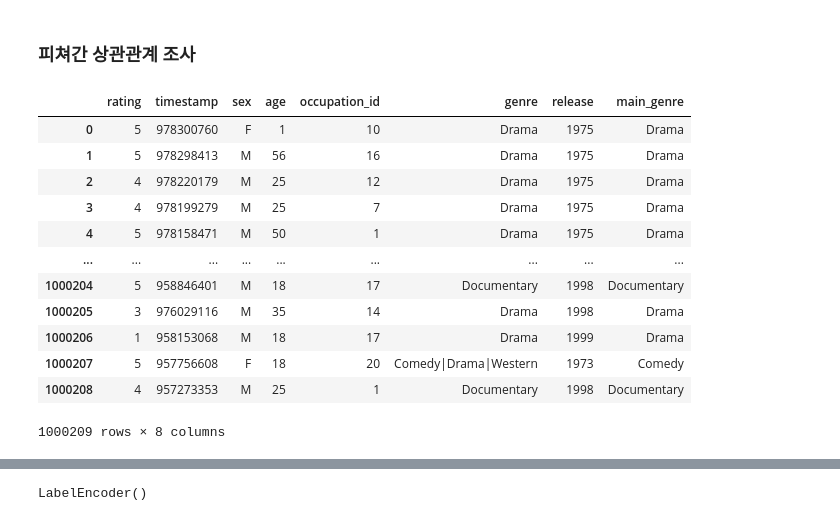
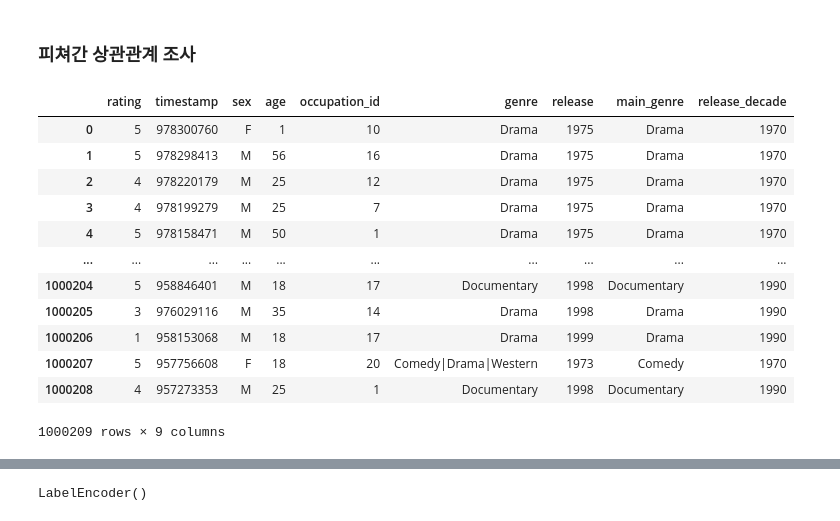
Before and after one commit to yunong-E/cp2-Recommendation-System, a Jupyter notebook: Recommendation_System_ver_2_0.ipynb, the cells around one changed output, grey strips where cells are left out. Saved outputs shown, nothing was run; the diff lists cells and outputs as text; code cells hidden in the pictures.

```diff
--- a/Recommendation_System_ver_2_0.ipynb
+++ b/Recommendation_System_ver_2_0.ipynb
@@ -668,21 +660,21 @@ ratings_users_movies의 중복값 갯수 :  0
 ### **피쳐간 상관관계 조사**
 # %%
 # 상관관계를 알아봅니다. (메인장르, 혹은 장르묶음 엔코딩필요.)
-chk_corr = ratings_users_movies.copy()
-chk_corr.drop(columns=['user_id', 'movie_id', 'zip_code', 'occupation', 'movie_title'], inplace=True)
-chk_corr
+chk_corr_raw = ratings_users_movies.copy()
+chk_corr_raw.drop(columns=['user_id', 'movie_id', 'zip_code', 'occupation', 'movie_title'], inplace=True)
+chk_corr_raw
 # %% [output]
-|  | rating | timestamp | sex | age | occupation_id | genre | release | main_genre |
-| 0 | 5 | 978300760 | F | 1 | 10 | Drama | 1975 | Drama |
-| 1 | 5 | 978298413 | M | 56 | 16 | Drama | 1975 | Drama |
-| 2 | 4 | 978220179 | M | 25 | 12 | Drama | 1975 | Drama |
-| 3 | 4 | 978199279 | M | 25 | 7 | Drama | 1975 | Drama |
-| 4 | 5 | 978158471 | M | 50 | 1 | Drama | 1975 | Drama |
-| ... | ... | ... | ... | ... | ... | ... | ... | ... |
-| 1000204 | 5 | 958846401 | M | 18 | 17 | Documentary | 1998 | Documentary |
-| 1000205 | 3 | 976029116 | M | 35 | 14 | Drama | 1998 | Drama |
-| 1000206 | 1 | 958153068 | M | 18 | 17 | Drama | 1999 | Drama |
-| 1000207 | 5 | 957756608 | F | 18 | 20 | Comedy|Drama|Western | 1973 | Comedy |
-| 1000208 | 4 | 957273353 | M | 25 | 1 | Documentary | 1998 | Documentary |
+|  | rating | timestamp | sex | age | occupation_id | genre | release | main_genre | release_decade |
+| 0 | 5 | 978300760 | F | 1 | 10 | Drama | 1975 | Drama | 1970 |
+| 1 | 5 | 978298413 | M | 56 | 16 | Drama | 1975 | Drama | 1970 |
+| 2 | 4 | 978220179 | M | 25 | 12 | Drama | 1975 | Drama | 1970 |
+| 3 | 4 | 978199279 | M | 25 | 7 | Drama | 1975 | Drama | 1970 |
+| 4 | 5 | 978158471 | M | 50 | 1 | Drama | 1975 | Drama | 1970 |
+| ... | ... | ... | ... | ... | ... | ... | ... | ... | ... |
+| 1000204 | 5 | 958846401 | M | 18 | 17 | Documentary | 1998 | Documentary | 1990 |
+| 1000205 | 3 | 976029116 | M | 35 | 14 | Drama | 1998 | Drama | 1990 |
+| 1000206 | 1 | 958153068 | M | 18 | 17 | Drama | 1999 | Drama | 1990 |
+| 1000207 | 5 | 957756608 | F | 18 | 20 | Comedy|Drama|Western | 1973 | Comedy | 1970 |
+| 1000208 | 4 | 957273353 | M | 25 | 1 | Documentary | 1998 | Documentary | 1990 |
-1000209 rows × 8 columns
+1000209 rows × 9 columns
 # %%
```
Also changed, not shown: parts of 40 cells of this notebook.
